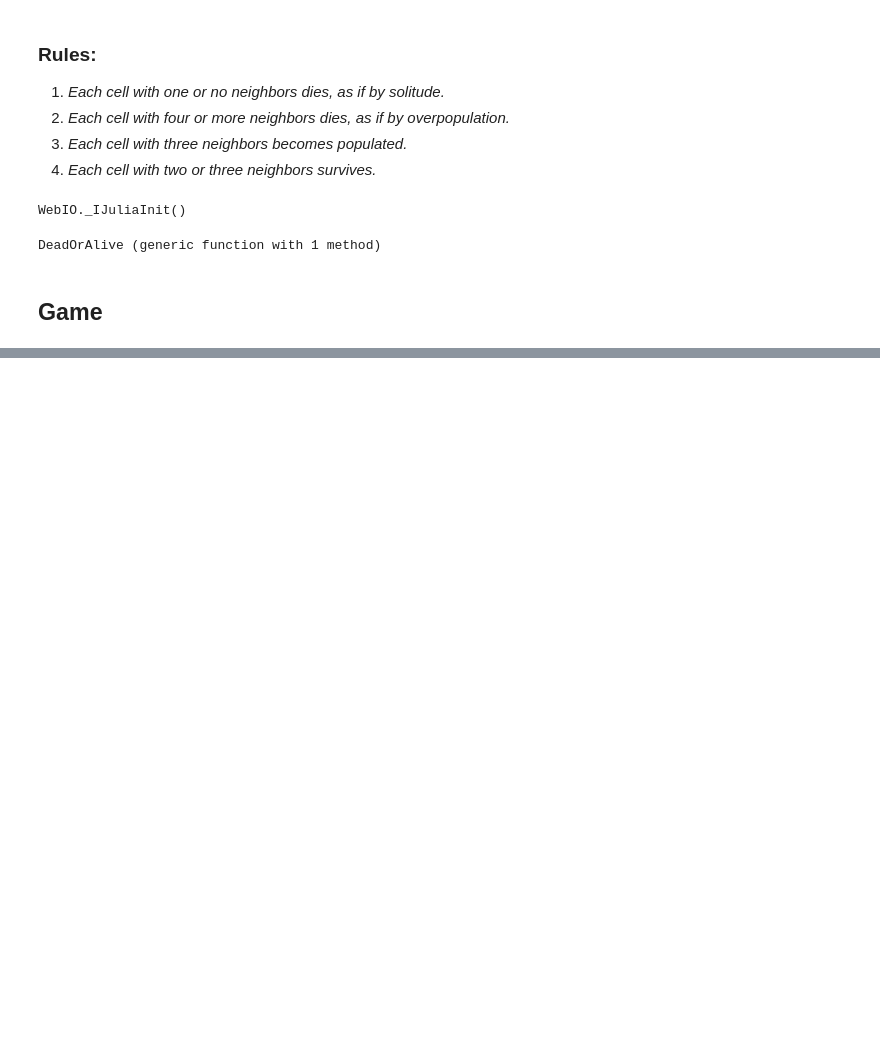
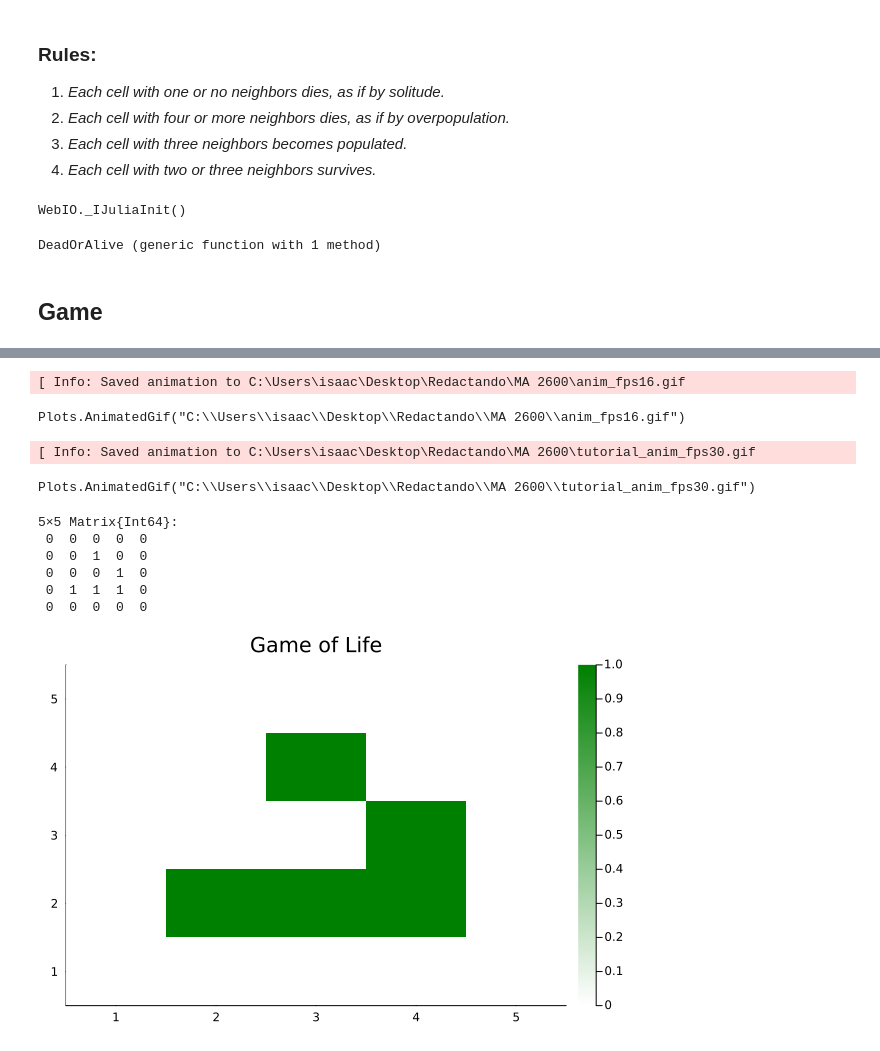
Before and after one commit to Irrodrig05/MA2600, a Jupyter notebook: GameOfLife.ipynb, the cells around one changed output, grey strips where cells are left out. Saved outputs shown, nothing was run; the diff lists cells and outputs as text; code cells hidden in the pictures; blank space fills up the shorter version.

Commit message:
Add files via upload
Fixed the animation

```diff
--- a/GameOfLife.ipynb
+++ b/GameOfLife.ipynb
@@ -149,0 +166,48 @@ plot(
+# %%
+using Plots
+gr()
+
+animation = @animate for i ∈ 1:100
+    DeadOrAlive(CheatingBoard, n+2)
+    Plots.heatmap(
+        CheatingBoard[end:-1:1, 1:1:end],
+        c = cgrad([:black, :white]),
+        title = i
+    )
+end
+
+gif(animation, "anim_fps16.gif", fps = 2)
+# %% [output]
+[ Info: Saved animation to C:\Users\isaac\Desktop\Redactando\MA 2600\anim_fps16.gif
+Plots.AnimatedGif("C:\\Users\\isaac\\Desktop\\Redactando\\MA 2600\\anim_fps16.gif")
+# %%
+using Plots
+
+x = collect(1:0.1:30)
+y = sin.(x)
+df = 2
+
+anim = @animate for i = 1:df:length(x)
+    Plots.plot(x[1:i], y[1:i], legend=false)
+end
+
+gif(anim, "tutorial_anim_fps30.gif", fps = 30)
+# %% [output]
+[ Info: Saved animation to C:\Users\isaac\Desktop\Redactando\MA 2600\tutorial_anim_fps30.gif
+Plots.AnimatedGif("C:\\Users\\isaac\\Desktop\\Redactando\\MA 2600\\tutorial_anim_fps30.gif")
+# %%
+test = [0 0 0 0 0 ; 0 0 1 0 0 ; 0 0 0 1 0 ; 0 1 1 1 0 ; 0 0 0 0 0];
+display(test)
+Plots.heatmap(
+    test[end:-1:1, 1:1:end],
+    c = cgrad([:white, :green]),
+    title = "Game of Life"
+)
+# %% [output]
+5×5 Matrix{Int64}:
+ 0  0  0  0  0
+ 0  0  1  0  0
+ 0  0  0  1  0
+ 0  1  1  1  0
+ 0  0  0  0  0
+[figure, added]
```
Also changed, not shown: parts of 4 cells of this notebook.
